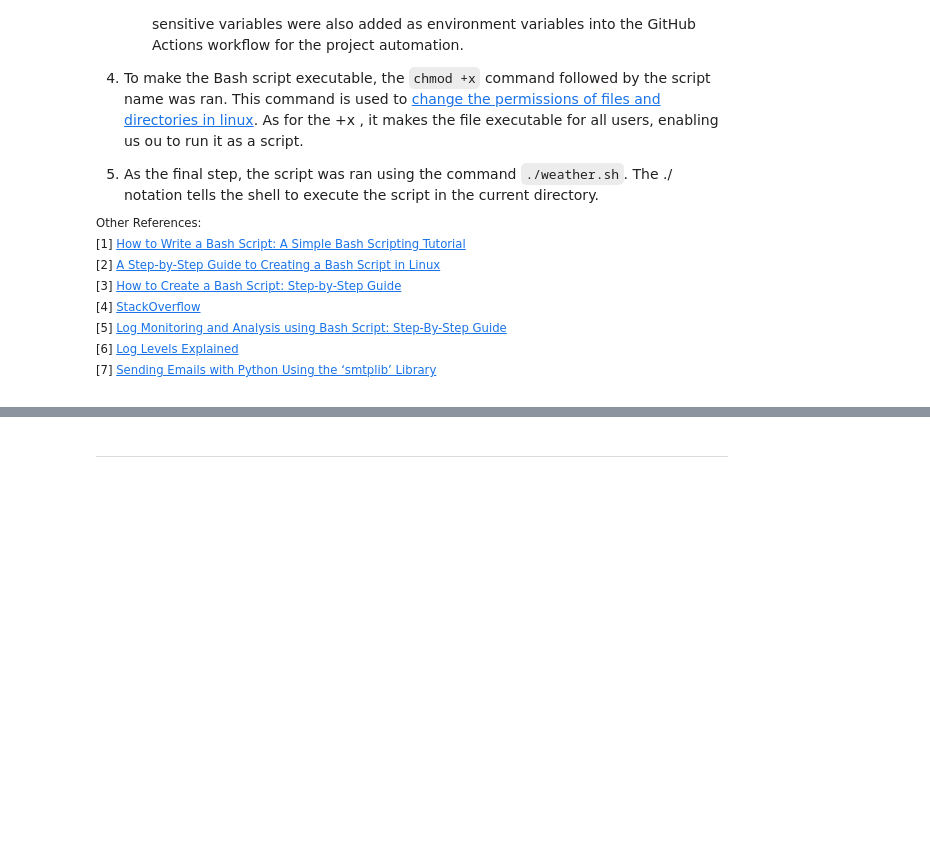
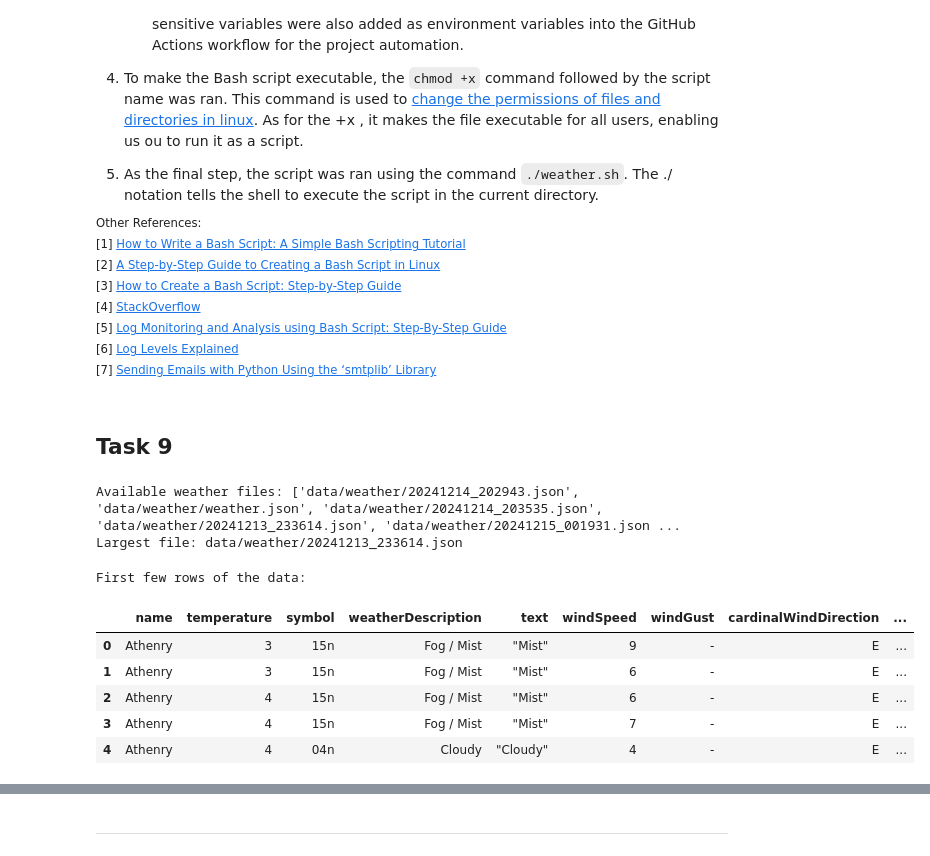
Before and after one commit to TindraIS/comp-infrastructure, a Jupyter notebook: weather.ipynb, the cells around one changed output, grey strips where cells are left out. Saved outputs shown, nothing was run; the diff lists cells and outputs as text; code cells hidden in the pictures; blank space fills up the shorter version.

Commit message:
Fixed bash script URL typo used for testing;
Updated task 7 notes;

Started task 8 and loaded JSON into a DataFrame.

```diff
--- a/weather.ipynb
+++ b/weather.ipynb
@@ -149,3 +157,5 @@ fi
 <br>[6] [Log Levels Explained](https://betterstack.com/community/guides/logging/log-levels-explained/)
 <br>[7] [Sending Emails with Python Using the ‘smtplib’ Library](https://medium.com/@thakuravnish2313/sending-emails-with-python-using-the-smtplib-library-e5db3a8ce69a)
 </sup>
+# %% [markdown]
+## Task 9
@@ -151,0 +169,27 @@ fi
+# %%
+# Set the path to the weather data directory & list the files in the directory
+weather_dir = "data/weather"
+weather_files = [os.path.join(weather_dir, f) for f in os.listdir(weather_dir)]
+
+# Get the largest file in the directory
+# https://www.turing.com/kb/how-to-get-the-size-of-file-in-python#making-use-of-os.path-module%E2%80%99s-getsize-function
+# https://docs.python.org/3/library/functions.html#max
+json_file = max(weather_files, key=os.path.getsize)
+print("Largest file:", json_file)
+
+# Load the JSON data into a pandas DataFrame
+df = pd.read_json(json_file)
+# %% [output]
+Available weather files: ['data/weather/20241214_202943.json', 'data/weather/weather.json', 'data/weather/20241214_203535.json', 'data/weather/20241213_233614.json', 'data/weather/20241215_001931.json ...
+Largest file: data/weather/20241213_233614.json
+# %%
+print("First few rows of the data:")
+df.head()
+# %% [output]
+First few rows of the data:
+|  | name | temperature | symbol | weatherDescription | text | windSpeed | windGust | cardinalWindDirection | ... |
+| 0 | Athenry | 3 | 15n | Fog / Mist | "Mist" | 9 | - | E | ... |
+| 1 | Athenry | 3 | 15n | Fog / Mist | "Mist" | 6 | - | E | ... |
+| 2 | Athenry | 4 | 15n | Fog / Mist | "Mist" | 6 | - | E | ... |
+| 3 | Athenry | 4 | 15n | Fog / Mist | "Mist" | 7 | - | E | ... |
+| 4 | Athenry | 4 | 04n | Cloudy | "Cloudy" | 4 | - | E | ... |
```
Also changed, not shown: parts of 5 cells of this notebook, 9 other files.
